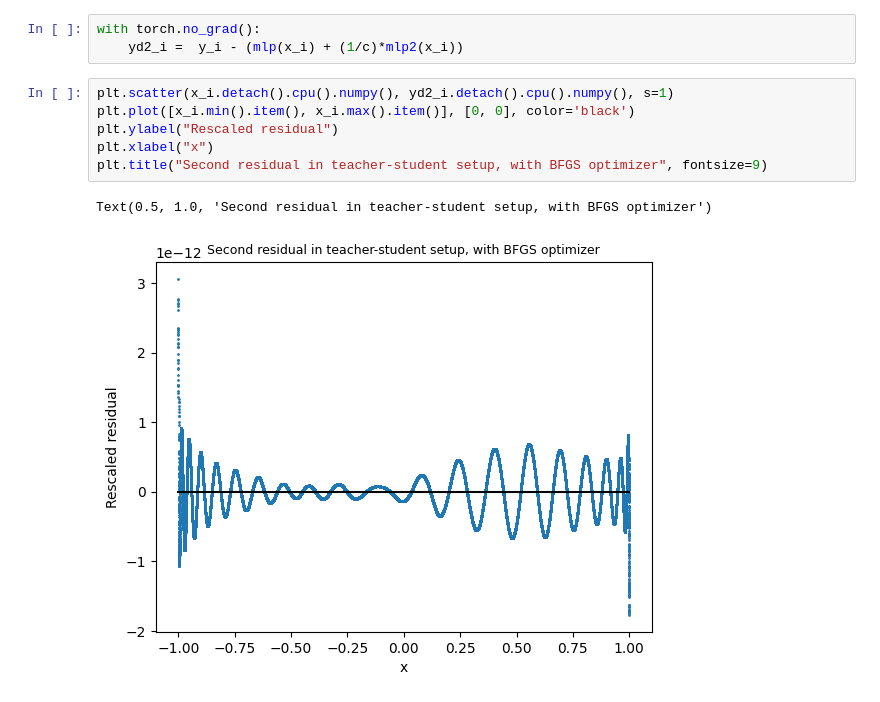
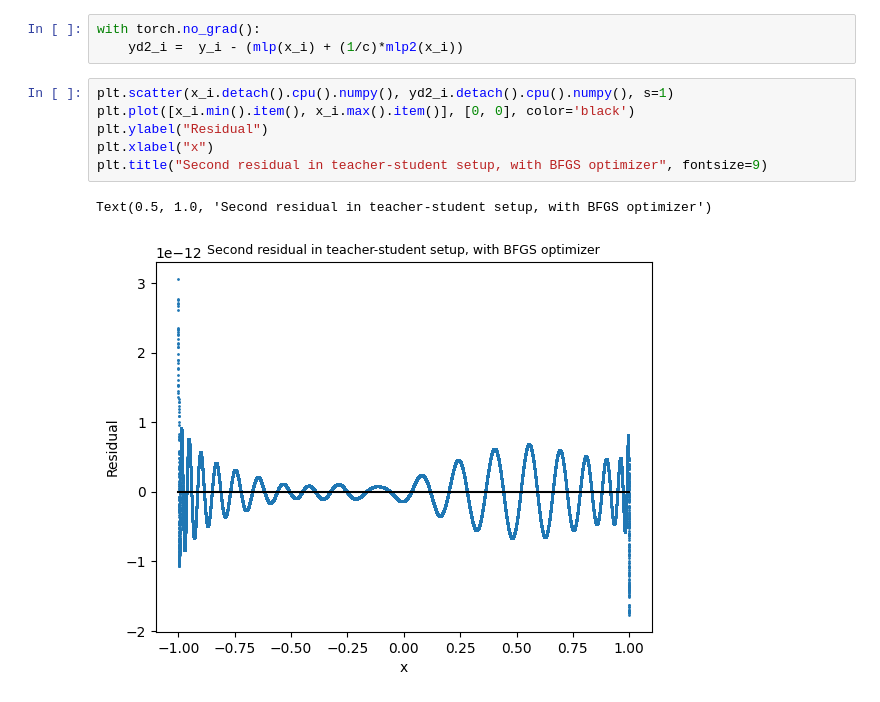
Before and after one commit to ejmichaud/precision-ml, a Jupyter notebook: notebooks/boosting-replication.ipynb, the cells around one changed output. Cells and saved outputs as stored; diff of their text form.

Commit message:
fixed plot ylabel

```diff
--- a/notebooks/boosting-replication.ipynb
+++ b/notebooks/boosting-replication.ipynb
@@ -292,9 +292,9 @@ with torch.no_grad():
 # %%
 plt.scatter(x_i.detach().cpu().numpy(), yd2_i.detach().cpu().numpy(), s=1)
 plt.plot([x_i.min().item(), x_i.max().item()], [0, 0], color='black')
-plt.ylabel("Rescaled residual")
+plt.ylabel("Residual")
 plt.xlabel("x")
 plt.title("Second residual in teacher-student setup, with BFGS optimizer", fontsize=9)
 # %% [output]
 Text(0.5, 1.0, 'Second residual in teacher-student setup, with BFGS optimizer')
-[figure, old version]
+[figure, new version]
```
